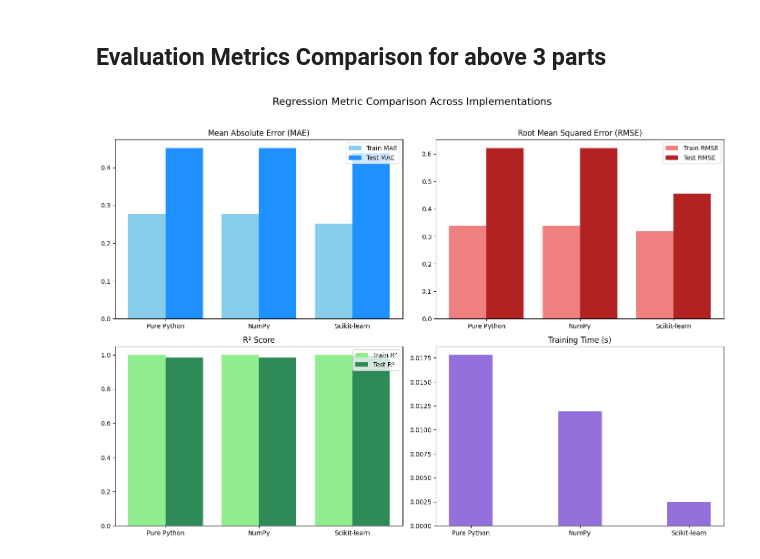
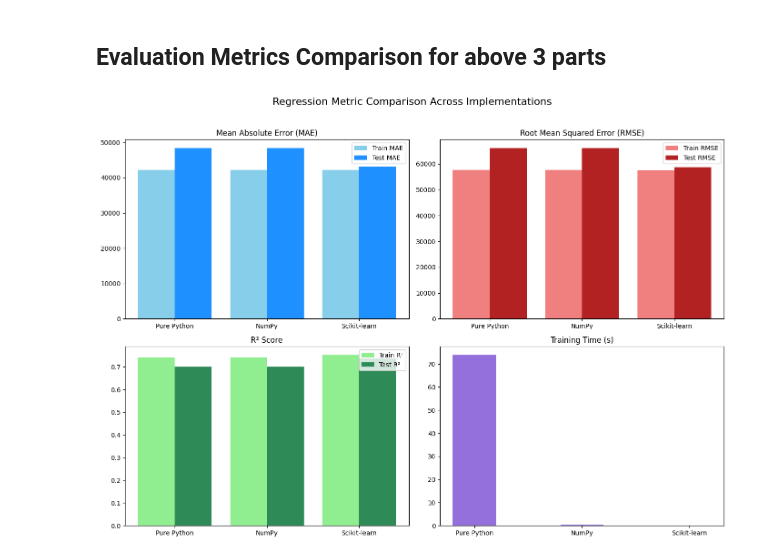
Before and after one commit to s4kr3d-w0r1d/24124040_CSOC_IG, a Jupyter notebook: Prerequisites/Evaluation_Metrics/regression_metrics_comparsion.ipynb, the cells around one changed output. Cells and saved outputs as stored; diff of their text form; code cells hidden in the pictures.

```diff
--- a/Prerequisites/Evaluation_Metrics/regression_metrics_comparsion.ipynb
+++ b/Prerequisites/Evaluation_Metrics/regression_metrics_comparsion.ipynb
@@ -6,16 +6,16 @@ import numpy as np
 
 methods = ['Pure Python', 'NumPy', 'Scikit-learn']
 
-train_mae = [0.2776, 0.2776, 0.2518]
-test_mae = [0.4515, 0.4515, 0.4385]
+train_mae = [42165.09, 42165.09, 42142.76]
+test_mae = [48358.81, 48358.81, 43059.87]
 
-train_rmse = [0.3378, 0.3378, 0.3183]
-test_rmse = [0.6212, 0.6212, 0.4565]
+train_rmse = [57685.43, 57685.43, 57552.11]
+test_rmse = [66129.70, 66129.70, 58719.94]
 
-train_r2 = [0.9991, 0.9991, 0.9992]
-test_r2 = [0.9825, 0.9825, 0.9978]
+train_r2 = [0.7418, 0.7418, 0.7522]
+test_r2 = [0.6999, 0.6999, 0.7369]
 
-train_time = [0.0178, 0.0119, 0.0025]
+train_time = [73.83, 0.51, 0.08]
 
 fig, axs = plt.subplots(2, 2, figsize=(14, 10))
 bar_width = 0.4
@@ -28,31 +28,31 @@ axs[0, 0].set_title('Mean Absolute Error (MAE)')
 axs[0, 0].set_xticks(x)
 axs[0, 0].set_xticklabels(methods)
 axs[0, 0].legend()
 
 # 2. RMSE Plot
 axs[0, 1].bar(x - bar_width/2, train_rmse, width=bar_width, label='Train RMSE', color='lightcoral')
 axs[0, 1].bar(x + bar_width/2, test_rmse, width=bar_width, label='Test RMSE', color='firebrick')
 axs[0, 1].set_title('Root Mean Squared Error (RMSE)')
 axs[0, 1].set_xticks(x)
 axs[0, 1].set_xticklabels(methods)
 axs[0, 1].legend()
 
 # 3. R2 Score Plot
 axs[1, 0].bar(x - bar_width/2, train_r2, width=bar_width, label='Train R²', color='lightgreen')
 axs[1, 0].bar(x + bar_width/2, test_r2, width=bar_width, label='Test R²', color='seagreen')
 axs[1, 0].set_title('R² Score')
 axs[1, 0].set_xticks(x)
 axs[1, 0].set_xticklabels(methods)
 axs[1, 0].legend()
 
 # 4. Training Time Plot
 axs[1, 1].bar(x, train_time, width=bar_width, color='mediumpurple')
 axs[1, 1].set_title('Training Time (s)')
 axs[1, 1].set_xticks(x)
 axs[1, 1].set_xticklabels(methods)
 
 plt.suptitle('Regression Metric Comparison Across Implementations', fontsize=16)
 plt.tight_layout(rect=[0, 0, 1, 0.96])
 plt.show()
 # %% [output]
-[figure, old version]
+[figure, new version]
```
Also changed, not shown: 10 other files.
